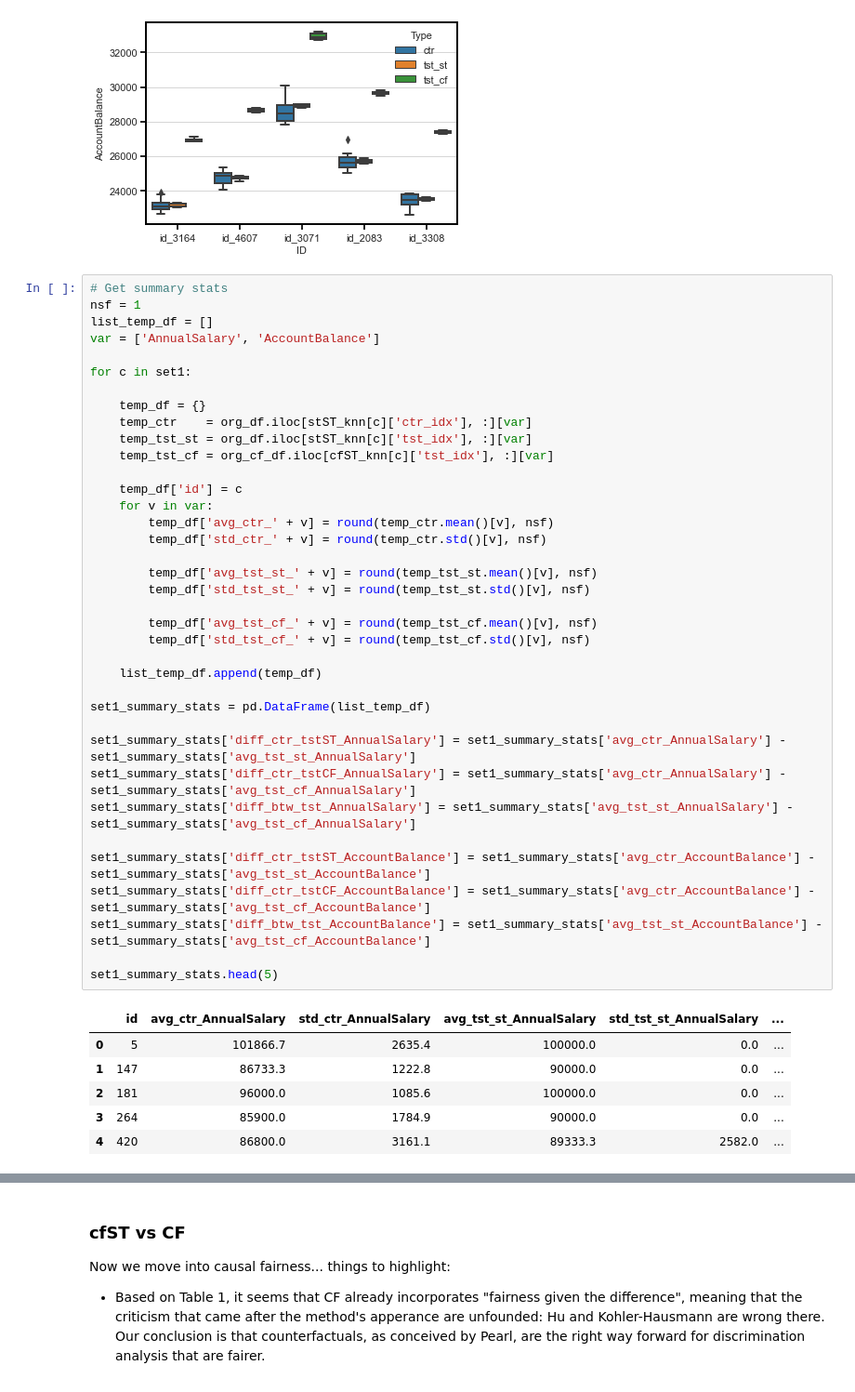
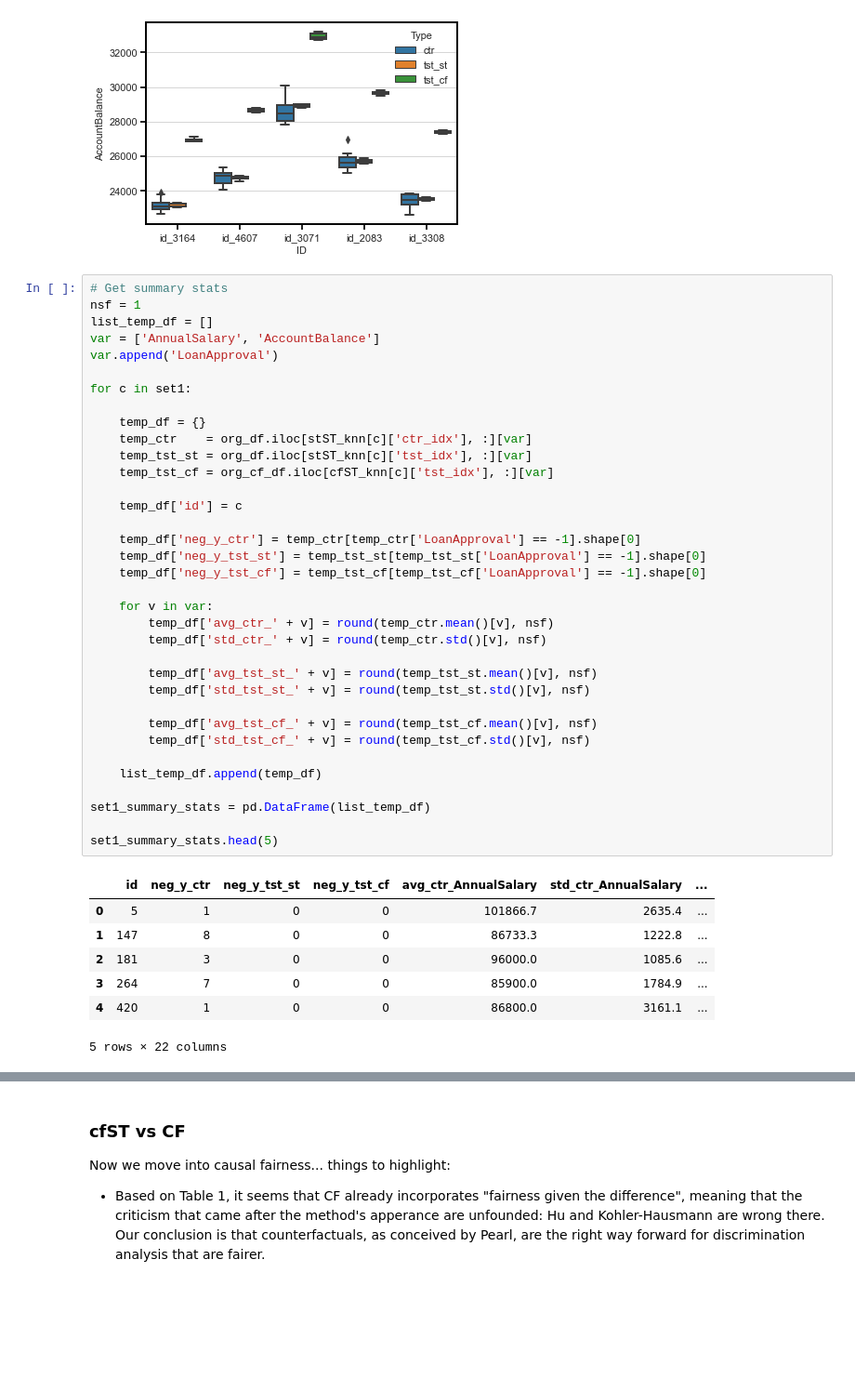
Before and after one commit to cc-jalvarez/counterfactual-situation-testing, a Jupyter notebook: prototype_synthetic_data.ipynb, the cells around one changed output, grey strips where cells are left out. Shown at 93% size. Cells and saved outputs as stored; diff of their text form; blank space fills up the shorter version.

```diff
--- a/prototype_synthetic_data.ipynb
+++ b/prototype_synthetic_data.ipynb
@@ -187,44 +187,43 @@ sns.boxplot(x = box_plot_data['ID'],
 # %%
 # Get summary stats
 nsf = 1
 list_temp_df = []
 var = ['AnnualSalary', 'AccountBalance']
+var.append('LoanApproval')
 
 for c in set1:
 
     temp_df = {}
     temp_ctr    = org_df.iloc[stST_knn[c]['ctr_idx'], :][var]
     temp_tst_st = org_df.iloc[stST_knn[c]['tst_idx'], :][var]
     temp_tst_cf = org_cf_df.iloc[cfST_knn[c]['tst_idx'], :][var]
 
     temp_df['id'] = c
+
+    temp_df['neg_y_ctr'] = temp_ctr[temp_ctr['LoanApproval'] == -1].shape[0]
+    temp_df['neg_y_tst_st'] = temp_tst_st[temp_tst_st['LoanApproval'] == -1].shape[0]
+    temp_df['neg_y_tst_cf'] = temp_tst_cf[temp_tst_cf['LoanApproval'] == -1].shape[0]
+
     for v in var:
         temp_df['avg_ctr_' + v] = round(temp_ctr.mean()[v], nsf)
         temp_df['std_ctr_' + v] = round(temp_ctr.std()[v], nsf)
 
         temp_df['avg_tst_st_' + v] = round(temp_tst_st.mean()[v], nsf)
         temp_df['std_tst_st_' + v] = round(temp_tst_st.std()[v], nsf)
 
         temp_df['avg_tst_cf_' + v] = round(temp_tst_cf.mean()[v], nsf)
         temp_df['std_tst_cf_' + v] = round(temp_tst_cf.std()[v], nsf)
 
     list_temp_df.append(temp_df)
 
 set1_summary_stats = pd.DataFrame(list_temp_df)
 
-set1_summary_stats['diff_ctr_tstST_AnnualSalary'] = set1_summary_stats['avg_ctr_AnnualSalary'] - set1_summary_stats['avg_tst_st_AnnualSalary']
-set1_summary_stats['diff_ctr_tstCF_AnnualSalary'] = set1_summary_stats['avg_ctr_AnnualSalary'] - set1_summary_stats['avg_tst_cf_AnnualSalary']
-set1_summary_stats['diff_btw_tst_AnnualSalary'] = set1_summary_stats['avg_tst_st_AnnualSalary'] - set1_summary_stats['avg_tst_cf_AnnualSalary']
-
-set1_summary_stats['diff_ctr_tstST_AccountBalance'] = set1_summary_stats['avg_ctr_AccountBalance'] - set1_summary_stats['avg_tst_st_AccountBalance']
-set1_summary_stats['diff_ctr_tstCF_AccountBalance'] = set1_summary_stats['avg_ctr_AccountBalance'] - set1_summary_stats['avg_tst_cf_AccountBalance']
-set1_summary_stats['diff_btw_tst_AccountBalance'] = set1_summary_stats['avg_tst_st_AccountBalance'] - set1_summary_stats['avg_tst_cf_AccountBalance']
-
 set1_summary_stats.head(5)
 # %% [output]
-|  | id | avg_ctr_AnnualSalary | std_ctr_AnnualSalary | avg_tst_st_AnnualSalary | std_tst_st_AnnualSalary | ... |
-| 0 | 5 | 101866.7 | 2635.4 | 100000.0 | 0.0 | ... |
-| 1 | 147 | 86733.3 | 1222.8 | 90000.0 | 0.0 | ... |
-| 2 | 181 | 96000.0 | 1085.6 | 100000.0 | 0.0 | ... |
-| 3 | 264 | 85900.0 | 1784.9 | 90000.0 | 0.0 | ... |
-| 4 | 420 | 86800.0 | 3161.1 | 89333.3 | 2582.0 | ... |
+|  | id | neg_y_ctr | neg_y_tst_st | neg_y_tst_cf | avg_ctr_AnnualSalary | std_ctr_AnnualSalary | ... |
+| 0 | 5 | 1 | 0 | 0 | 101866.7 | 2635.4 | ... |
+| 1 | 147 | 8 | 0 | 0 | 86733.3 | 1222.8 | ... |
+| 2 | 181 | 3 | 0 | 0 | 96000.0 | 1085.6 | ... |
+| 3 | 264 | 7 | 0 | 0 | 85900.0 | 1784.9 | ... |
+| 4 | 420 | 1 | 0 | 0 | 86800.0 | 3161.1 | ... |
+5 rows × 22 columns
```
Also changed, not shown: parts of 7 cells of this notebook.
